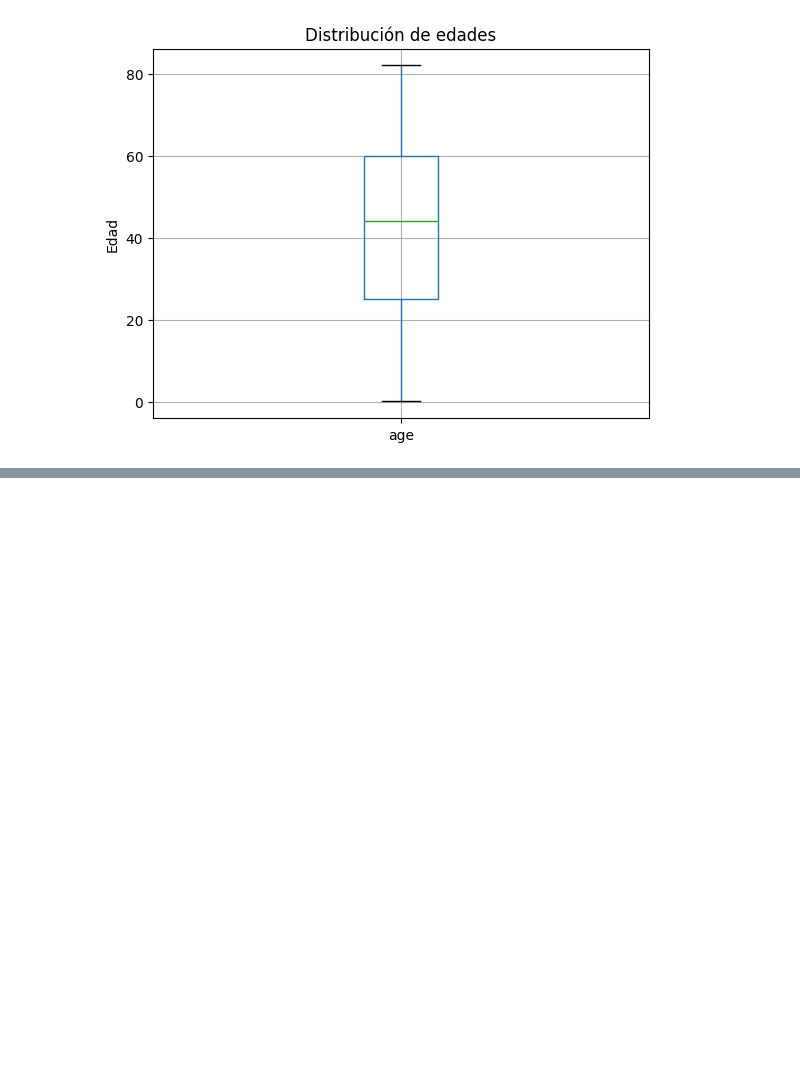
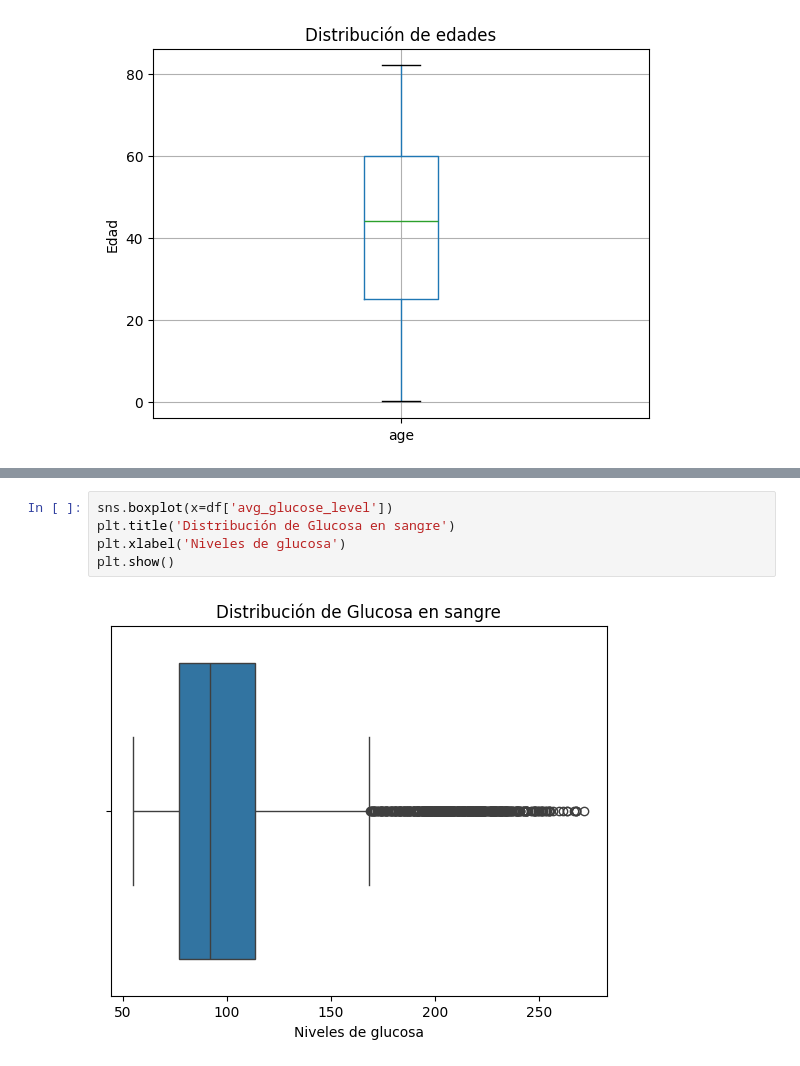
Before and after one commit to champagne-gabo/proyecto-inf280, a Jupyter notebook: notebook.ipynb, the cells around one changed output, grey strips where cells are left out. Drawn from its saved outputs; the diff is of its cells as text; blank space fills up the shorter version.

```diff
--- a/notebook.ipynb
+++ b/notebook.ipynb
@@ -162,0 +203,7 @@ plt.show()
+# %%
+sns.boxplot(x=df['avg_glucose_level'])
+plt.title('Distribución de Glucosa en sangre')
+plt.xlabel('Niveles de glucosa')
+plt.show()
+# %% [output]
+[figure, added]
```
Also changed, not shown: parts of 17 cells of this notebook.
